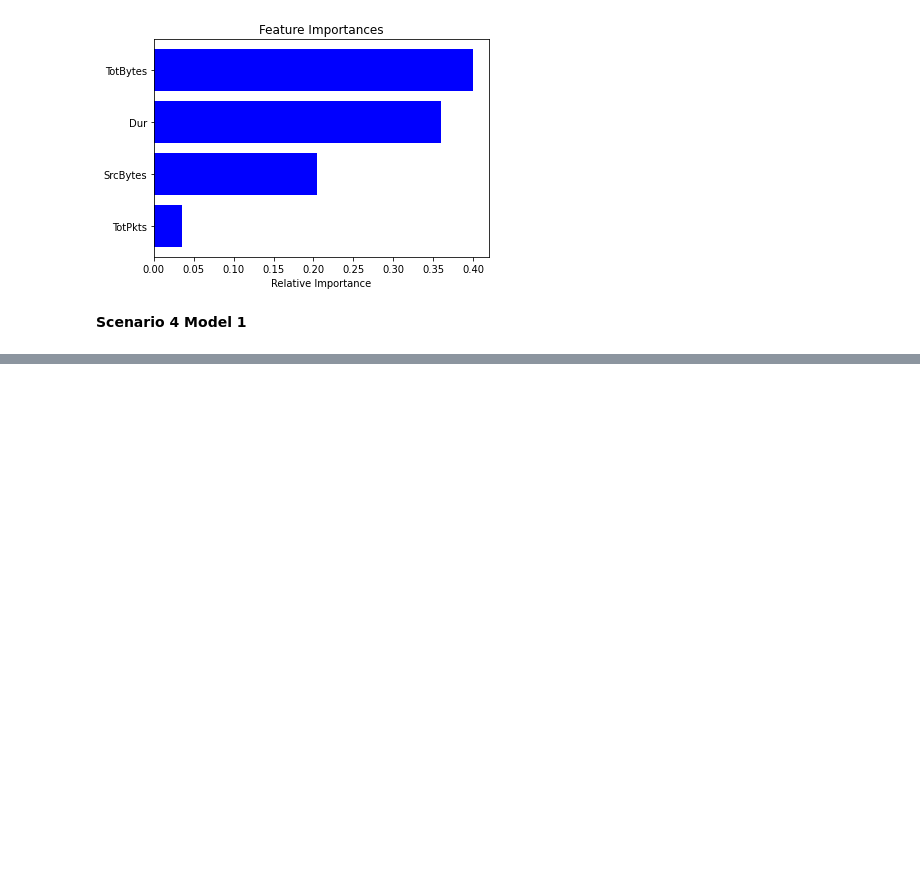
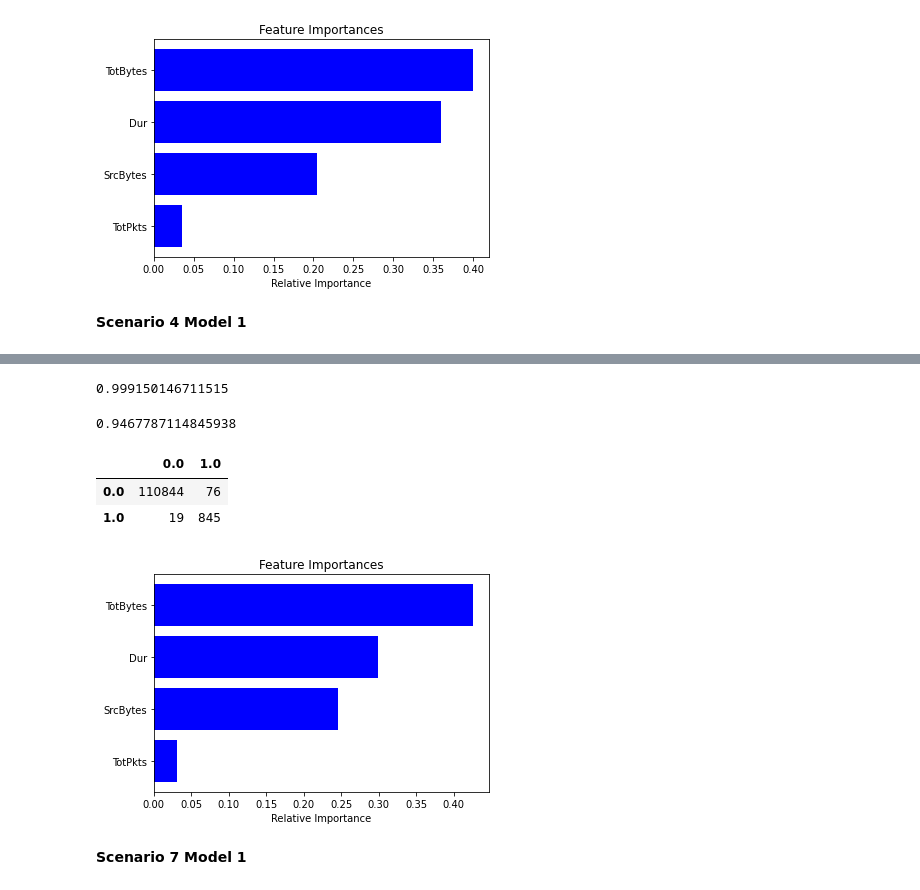
Before and after one commit to NeilCollinsMS/CTU-13-Classification, a Jupyter notebook: CTU_13_Classification_(Per_Scenario).ipynb, the cells around one changed output, grey strips where cells are left out. Saved outputs shown, nothing was run; the diff lists cells and outputs as text; code cells hidden in the pictures; blank space fills up the shorter version.

```diff
--- a/CTU_13_Classification_(Per_Scenario).ipynb
+++ b/CTU_13_Classification_(Per_Scenario).ipynb
@@ -319,0 +525,14 @@ plt.show()
+# %%
+# Break data into target and features
+y6 = scenario_6.Malicious
+features = ['Dur', 'TotPkts', 'TotBytes', 'SrcBytes']
+X6 = scenario_6[features].copy()
+
+# Break data into training and testing data (80/20 split)
+X6_train, X6_test, y6_train, y6_test, = train_test_split(X6,y6, train_size = 0.8, test_size = 0.2, random_state = 1)
+# %%
+# Generate base model
+classifier_6 = RandomForestClassifier(max_leaf_nodes = 100, random_state = 1)
+
+# Fit model to training data
+classifier_6.fit(X6_train,y6_train)
@@ -319,0 +548,32 @@ plt.show()
+# %%
+predictions6 = classifier_6.predict(X6_test)
+
+accuracy_score(y6_test, predictions6)
+# %% [output]
+0.999150146711515
+# %%
+# Very high
+f1_score(y6_test, predictions6)
+# %% [output]
+0.9467787114845938
+# %%
+labels6 = np.unique(y6_test)
+cm6 = confusion_matrix(y6_test, predictions6, labels=labels6)
+pd.DataFrame(cm6, index=labels6, columns=labels6)
+# %% [output]
+|  | 0.0 | 1.0 |
+| 0.0 | 110844 | 76 |
+| 1.0 | 19 | 845 |
+# %%
+importances6 = classifier_6.feature_importances_
+indices6 = np.argsort(importances6)
+
+plt.title('Feature Importances')
+plt.barh(range(len(indices6)), importances6[indices6], color='b', align='center')
+plt.yticks(range(len(indices6)), [features[i] for i in indices6])
+plt.xlabel('Relative Importance')
+plt.show()
+# %% [output]
+[figure, added]
+# %% [markdown]
+**Scenario 7 Model 1**
```
Also changed, not shown: parts of 95 cells of this notebook.
